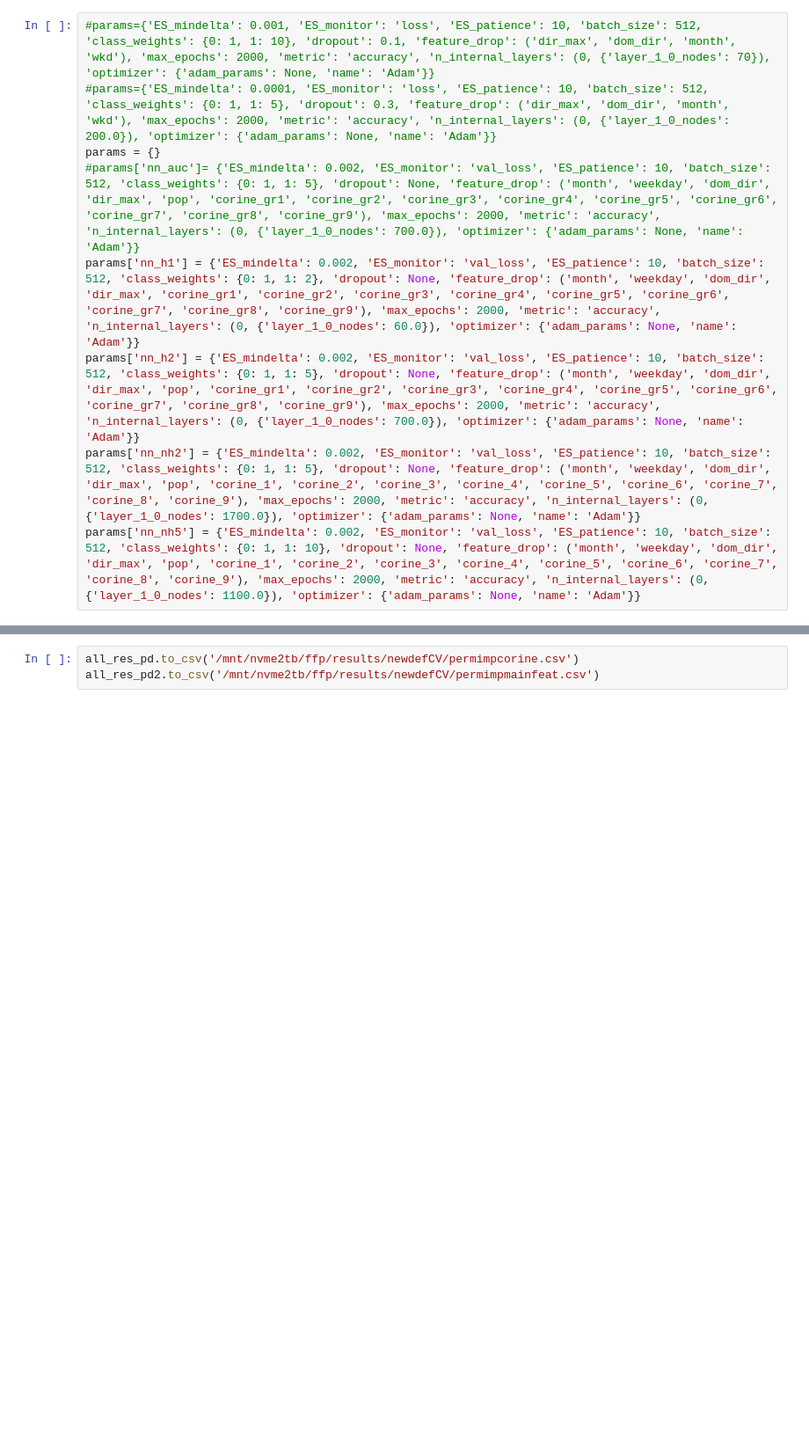
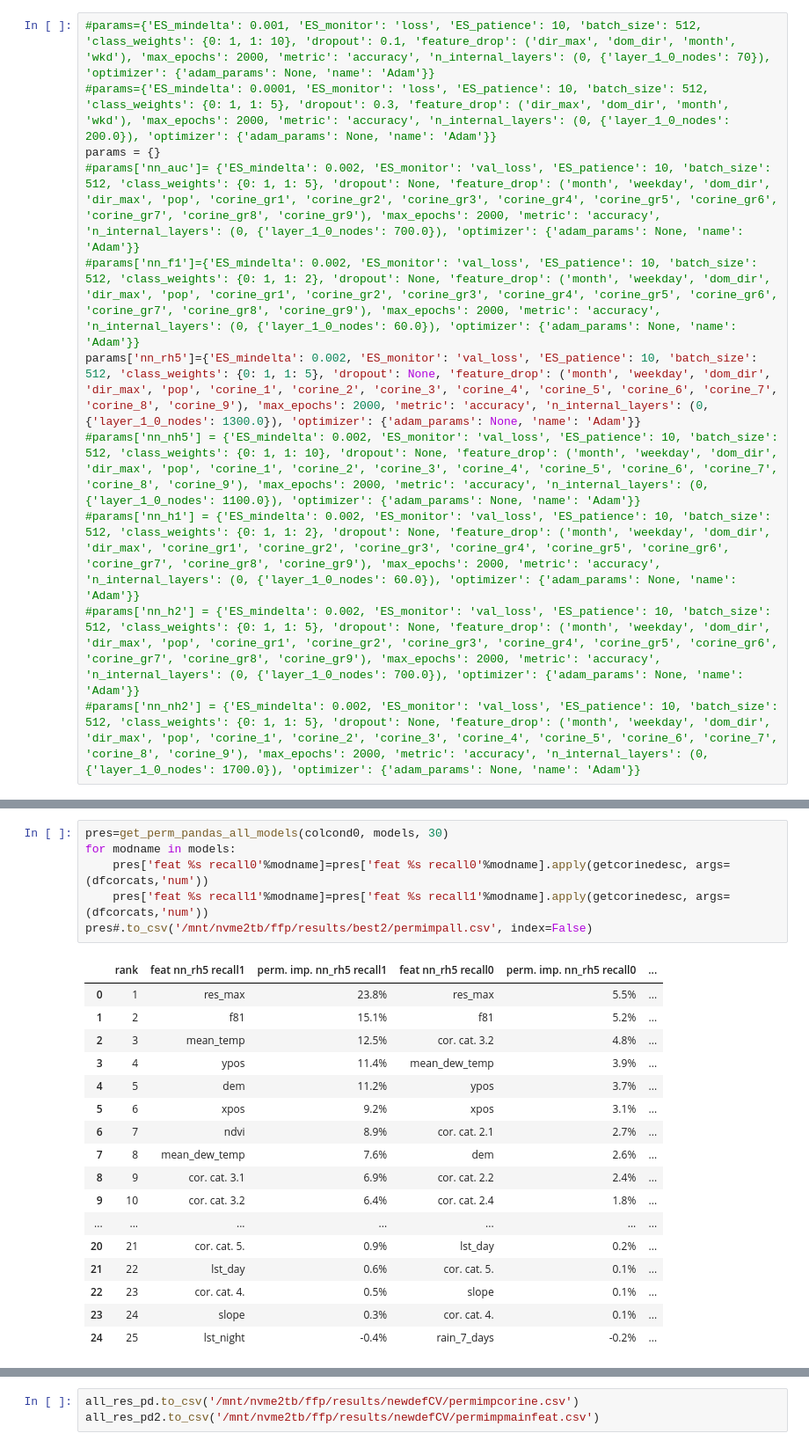
Before and after one commit to PREFERRED2022/mlfires-classic, a Jupyter notebook: ML_fires_al/perm_importance_new.ipynb, the cells around one changed output, grey strips where cells are left out. Shown: that part at 88% size. Cells and saved outputs as stored; diff of their text form; blank space fills up the shorter version.

```diff
--- a/ML_fires_al/perm_importance_new.ipynb
+++ b/ML_fires_al/perm_importance_new.ipynb
@@ -29,10 +30,12 @@ import re
 #params={'ES_mindelta': 0.0001, 'ES_monitor': 'loss', 'ES_patience': 10, 'batch_size': 512, 'class_weights': {0: 1, 1: 5}, 'dropout': 0.3, 'feature_drop': ('dir_max', 'dom_dir', 'month', 'wkd'), 'max_epochs': 2000, 'metric': 'accuracy', 'n_internal_layers': (0, {'layer_1_0_nodes': 200.0}), 'optimizer': {'adam_params': None, 'name': 'Adam'}}
 params = {}
 #params['nn_auc']= {'ES_mindelta': 0.002, 'ES_monitor': 'val_loss', 'ES_patience': 10, 'batch_size': 512, 'class_weights': {0: 1, 1: 5}, 'dropout': None, 'feature_drop': ('month', 'weekday', 'dom_dir', 'dir_max', 'pop', 'corine_gr1', 'corine_gr2', 'corine_gr3', 'corine_gr4', 'corine_gr5', 'corine_gr6', 'corine_gr7', 'corine_gr8', 'corine_gr9'), 'max_epochs': 2000, 'metric': 'accuracy', 'n_internal_layers': (0, {'layer_1_0_nodes': 700.0}), 'optimizer': {'adam_params': None, 'name': 'Adam'}}
-params['nn_h1'] = {'ES_mindelta': 0.002, 'ES_monitor': 'val_loss', 'ES_patience': 10, 'batch_size': 512, 'class_weights': {0: 1, 1: 2}, 'dropout': None, 'feature_drop': ('month', 'weekday', 'dom_dir', 'dir_max', 'corine_gr1', 'corine_gr2', 'corine_gr3', 'corine_gr4', 'corine_gr5', 'corine_gr6', 'corine_gr7', 'corine_gr8', 'corine_gr9'), 'max_epochs': 2000, 'metric': 'accuracy', 'n_internal_layers': (0, {'layer_1_0_nodes': 60.0}), 'optimizer': {'adam_params': None, 'name': 'Adam'}}
-params['nn_h2'] = {'ES_mindelta': 0.002, 'ES_monitor': 'val_loss', 'ES_patience': 10, 'batch_size': 512, 'class_weights': {0: 1, 1: 5}, 'dropout': None, 'feature_drop': ('month', 'weekday', 'dom_dir', 'dir_max', 'pop', 'corine_gr1', 'corine_gr2', 'corine_gr3', 'corine_gr4', 'corine_gr5', 'corine_gr6', 'corine_gr7', 'corine_gr8', 'corine_gr9'), 'max_epochs': 2000, 'metric': 'accuracy', 'n_internal_layers': (0, {'layer_1_0_nodes': 700.0}), 'optimizer': {'adam_params': None, 'name': 'Adam'}}
-params['nn_nh2'] = {'ES_mindelta': 0.002, 'ES_monitor': 'val_loss', 'ES_patience': 10, 'batch_size': 512, 'class_weights': {0: 1, 1: 5}, 'dropout': None, 'feature_drop': ('month', 'weekday', 'dom_dir', 'dir_max', 'pop', 'corine_1', 'corine_2', 'corine_3', 'corine_4', 'corine_5', 'corine_6', 'corine_7', 'corine_8', 'corine_9'), 'max_epochs': 2000, 'metric': 'accuracy', 'n_internal_layers': (0, {'layer_1_0_nodes': 1700.0}), 'optimizer': {'adam_params': None, 'name': 'Adam'}}
-params['nn_nh5'] = {'ES_mindelta': 0.002, 'ES_monitor': 'val_loss', 'ES_patience': 10, 'batch_size': 512, 'class_weights': {0: 1, 1: 10}, 'dropout': None, 'feature_drop': ('month', 'weekday', 'dom_dir', 'dir_max', 'pop', 'corine_1', 'corine_2', 'corine_3', 'corine_4', 'corine_5', 'corine_6', 'corine_7', 'corine_8', 'corine_9'), 'max_epochs': 2000, 'metric': 'accuracy', 'n_internal_layers': (0, {'layer_1_0_nodes': 1100.0}), 'optimizer': {'adam_params': None, 'name': 'Adam'}}
+#params['nn_f1']={'ES_mindelta': 0.002, 'ES_monitor': 'val_loss', 'ES_patience': 10, 'batch_size': 512, 'class_weights': {0: 1, 1: 2}, 'dropout': None, 'feature_drop': ('month', 'weekday', 'dom_dir', 'dir_max', 'pop', 'corine_gr1', 'corine_gr2', 'corine_gr3', 'corine_gr4', 'corine_gr5', 'corine_gr6', 'corine_gr7', 'corine_gr8', 'corine_gr9'), 'max_epochs': 2000, 'metric': 'accuracy', 'n_internal_layers': (0, {'layer_1_0_nodes': 60.0}), 'optimizer': {'adam_params': None, 'name': 'Adam'}}
+params['nn_rh5']={'ES_mindelta': 0.002, 'ES_monitor': 'val_loss', 'ES_patience': 10, 'batch_size': 512, 'class_weights': {0: 1, 1: 5}, 'dropout': None, 'feature_drop': ('month', 'weekday', 'dom_dir', 'dir_max', 'pop', 'corine_1', 'corine_2', 'corine_3', 'corine_4', 'corine_5', 'corine_6', 'corine_7', 'corine_8', 'corine_9'), 'max_epochs': 2000, 'metric': 'accuracy', 'n_internal_layers': (0, {'layer_1_0_nodes': 1300.0}), 'optimizer': {'adam_params': None, 'name': 'Adam'}}
+#params['nn_nh5'] = {'ES_mindelta': 0.002, 'ES_monitor': 'val_loss', 'ES_patience': 10, 'batch_size': 512, 'class_weights': {0: 1, 1: 10}, 'dropout': None, 'feature_drop': ('month', 'weekday', 'dom_dir', 'dir_max', 'pop', 'corine_1', 'corine_2', 'corine_3', 'corine_4', 'corine_5', 'corine_6', 'corine_7', 'corine_8', 'corine_9'), 'max_epochs': 2000, 'metric': 'accuracy', 'n_internal_layers': (0, {'layer_1_0_nodes': 1100.0}), 'optimizer': {'adam_params': None, 'name': 'Adam'}}
+#params['nn_h1'] = {'ES_mindelta': 0.002, 'ES_monitor': 'val_loss', 'ES_patience': 10, 'batch_size': 512, 'class_weights': {0: 1, 1: 2}, 'dropout': None, 'feature_drop': ('month', 'weekday', 'dom_dir', 'dir_max', 'corine_gr1', 'corine_gr2', 'corine_gr3', 'corine_gr4', 'corine_gr5', 'corine_gr6', 'corine_gr7', 'corine_gr8', 'corine_gr9'), 'max_epochs': 2000, 'metric': 'accuracy', 'n_internal_layers': (0, {'layer_1_0_nodes': 60.0}), 'optimizer': {'adam_params': None, 'name': 'Adam'}}
+#params['nn_h2'] = {'ES_mindelta': 0.002, 'ES_monitor': 'val_loss', 'ES_patience': 10, 'batch_size': 512, 'class_weights': {0: 1, 1: 5}, 'dropout': None, 'feature_drop': ('month', 'weekday', 'dom_dir', 'dir_max', 'pop', 'corine_gr1', 'corine_gr2', 'corine_gr3', 'corine_gr4', 'corine_gr5', 'corine_gr6', 'corine_gr7', 'corine_gr8', 'corine_gr9'), 'max_epochs': 2000, 'metric': 'accuracy', 'n_internal_layers': (0, {'layer_1_0_nodes': 700.0}), 'optimizer': {'adam_params': None, 'name': 'Adam'}}
+#params['nn_nh2'] = {'ES_mindelta': 0.002, 'ES_monitor': 'val_loss', 'ES_patience': 10, 'batch_size': 512, 'class_weights': {0: 1, 1: 5}, 'dropout': None, 'feature_drop': ('month', 'weekday', 'dom_dir', 'dir_max', 'pop', 'corine_1', 'corine_2', 'corine_3', 'corine_4', 'corine_5', 'corine_6', 'corine_7', 'corine_8', 'corine_9'), 'max_epochs': 2000, 'metric': 'accuracy', 'n_internal_layers': (0, {'layer_1_0_nodes': 1700.0}), 'optimizer': {'adam_params': None, 'name': 'Adam'}}
 # %%
 models={}
 for paramset in params:
@@ -215,0 +235,24 @@ def get_perm_pandas(cond, modelsresult):
+# %%
+pres=get_perm_pandas_all_models(colcond0, models, 30)
+for modname in models:
+    pres['feat %s recall0'%modname]=pres['feat %s recall0'%modname].apply(getcorinedesc, args=(dfcorcats,'num'))
+    pres['feat %s recall1'%modname]=pres['feat %s recall1'%modname].apply(getcorinedesc, args=(dfcorcats,'num'))
+pres#.to_csv('/mnt/nvme2tb/ffp/results/best2/permimpall.csv', index=False)
+# %% [output]
+|  | rank | feat nn_rh5 recall1 | perm. imp. nn_rh5 recall1 | feat nn_rh5 recall0 | perm. imp. nn_rh5 recall0 | ... |
+| 0 | 1 | res_max | 23.8% | res_max | 5.5% | ... |
+| 1 | 2 | f81 | 15.1% | f81 | 5.2% | ... |
+| 2 | 3 | mean_temp | 12.5% | cor. cat. 3.2 | 4.8% | ... |
+| 3 | 4 | ypos | 11.4% | mean_dew_temp | 3.9% | ... |
+| 4 | 5 | dem | 11.2% | ypos | 3.7% | ... |
+| 5 | 6 | xpos | 9.2% | xpos | 3.1% | ... |
+| 6 | 7 | ndvi | 8.9% | cor. cat. 2.1 | 2.7% | ... |
+| 7 | 8 | mean_dew_temp | 7.6% | dem | 2.6% | ... |
+| 8 | 9 | cor. cat. 3.1 | 6.9% | cor. cat. 2.2 | 2.4% | ... |
+| 9 | 10 | cor. cat. 3.2 | 6.4% | cor. cat. 2.4 | 1.8% | ... |
+| ... | ... | ... | ... | ... | ... | ... |
+| 20 | 21 | cor. cat. 5. | 0.9% | lst_day | 0.2% | ... |
+| 21 | 22 | lst_day | 0.6% | cor. cat. 5. | 0.1% | ... |
+| 22 | 23 | cor. cat. 4. | 0.5% | slope | 0.1% | ... |
+| 23 | 24 | slope | 0.3% | cor. cat. 4. | 0.1% | ... |
+| 24 | 25 | lst_night | -0.4% | rain_7_days | -0.2% | ... |
```
Also changed, not shown: parts of 21 cells of this notebook, 39 other files.
